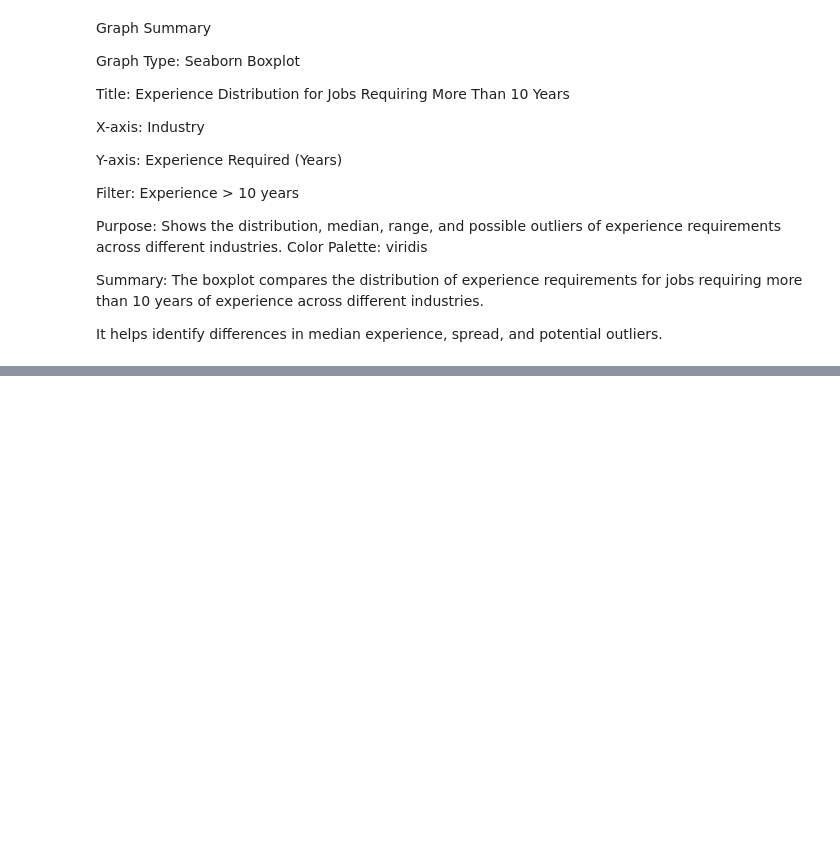
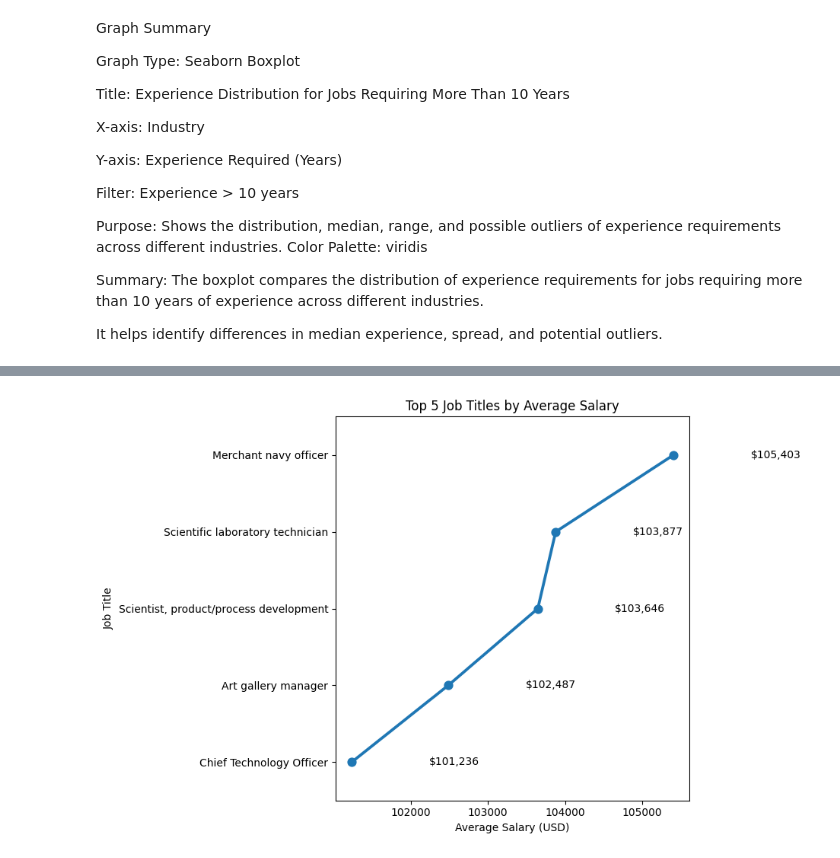
Before and after one commit to AJ0043/AI-Future-of-Jobs-Intelligence-Platform, a Jupyter notebook: AI_Adoption_&_Growth_Analysis.ipynb, the cells around one changed output, grey strips where cells are left out. Cells and saved outputs as stored; diff of their text form; code cells hidden in the pictures; blank space fills up the shorter version.

```diff
--- a/AI_Adoption_&_Growth_Analysis.ipynb
+++ b/AI_Adoption_&_Growth_Analysis.ipynb
@@ -3347,0 +3422,32 @@ It helps identify differences in median experience, spread, and potential outlie
+# %%
+# point plot
+# Q15 Visualization: Top 5 Job Titles by Average Salary
+
+top_5_jobs = (
+    EDA_ai_data.groupby("Job Title")["Median Salary (USD)"].mean()
+    .sort_values(ascending=False)
+    .head(5)
+    .reset_index()
+)
+
+plt.figure(figsize=(10, 6))
+
+sns.pointplot(
+    data=top_5_jobs,
+    x="Median Salary (USD)",
+    y="Job Title"
+)
+
+# Salary labels
+for i, value in enumerate(top_5_jobs["Median Salary (USD)"]):
+    plt.text(value + 1000,i,f"${value:,.0f}",va="center")
+
+
+plt.xlabel("Average Salary (USD)")
+plt.ylabel("Job Title")
+plt.title("Top 5 Job Titles by Average Salary")
+
+plt.tight_layout()
+plt.show()
+# %% [output]
+[figure, added]
```
Also changed, not shown: parts of 4 cells of this notebook.
